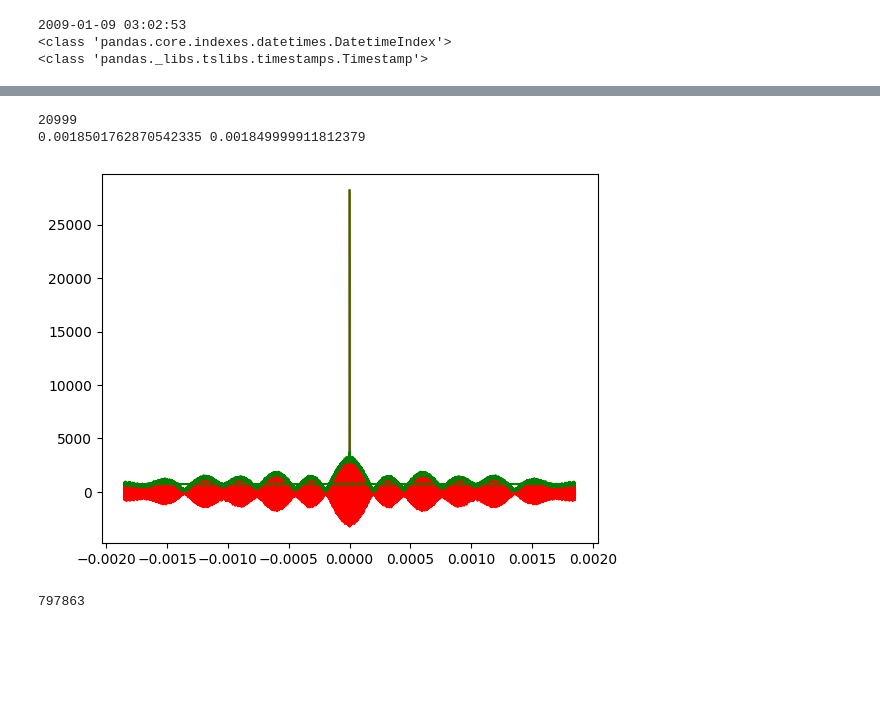
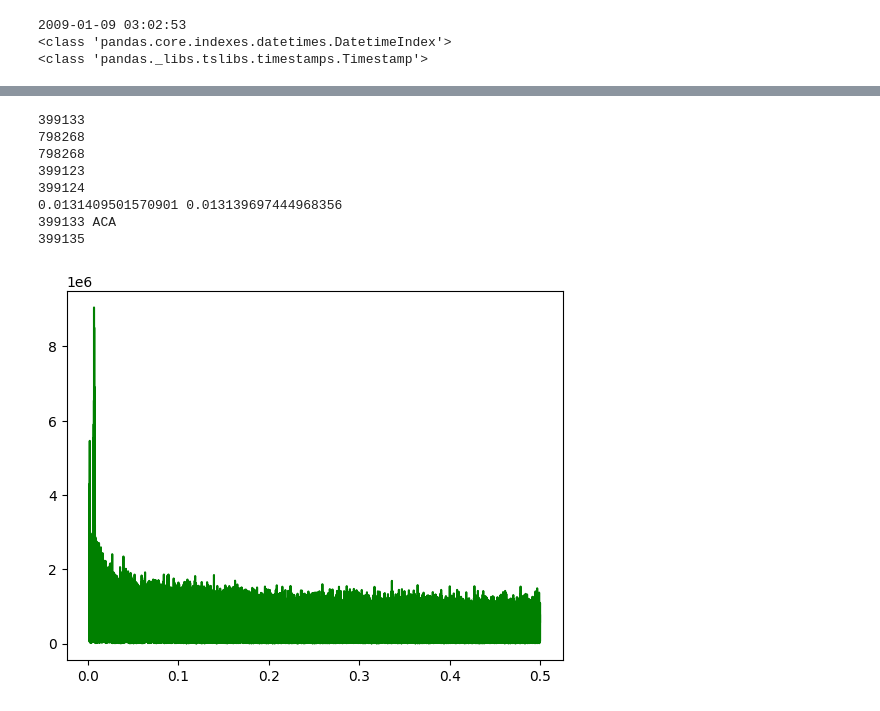
Before and after one commit to bitcoinR3search/BitcoinResearch, a Jupyter notebook: scripts/bra_pruebas/analisis_1.ipynb, the cells around one changed output, grey strips where cells are left out. Saved outputs shown, nothing was run; the diff lists cells and outputs as text; code cells hidden in the pictures; blank space fills up the shorter version.

```diff
--- a/scripts/bra_pruebas/analisis_1.ipynb
+++ b/scripts/bra_pruebas/analisis_1.ipynb
@@ -121,23 +91,31 @@ plt.plot(FRE[:-20000],np.abs(transformada[381343:-20000]))#, np.abs(transformada
 # %%
 #=======TRANFORMADA SIN INTERPOLACION=======
-tiempo_segundosT=(FECHAS[42001:63000]-FECHAS[42001]).total_seconds()
-#convierte el tiempo en segundos descontandolos desde el primer dato de tiempo
-transformadaT=np.fft.fft(ntx[42001:63000])
-#crea una variable que alverga la transformada a las transacciones
-frecuenciasT=np.fft.fftfreq(len(ntx[42001:63000]),d=(tiempo_segundosT[1]-tiempo_segundosT[0]))
-#creamos las frecuencias fundamentales para la transformada
-plt.plot(frecuenciasT[:],transformadaT,color='r')# np.abs(transformadaT[:]), color='r')
-plt.plot(frecuenciasT[:], np.abs(transformadaT[:]), color='g')
 
+tiempo_segundosT=(n_block[:]-n_block[0])
+
+transformadaT=np.fft.fft(ntx[:])
+
+frecuenciasT=np.fft.fftfreq(len(ntx[:]),d=(tiempo_segundosT[1]-tiempo_segundosT[0]))
+
+FREK4=frecuenciasT[frecuenciasT>0]
+print(len(FREK4))
+
+print(len(transformadaT[:]))
+
+plt.plot(FREK4[1000:], np.abs(transformadaT[1000:399133]), color='g')
 print(len(frecuenciasT))
-#print(np.argmax(frecuenciasT[10:]))
-#print(np.argmin(frecuenciasT[10:]))
+print(np.argmax(frecuenciasT[10:]))
+print(np.argmin(frecuenciasT[10:]))
 print(frecuenciasT[10490],frecuenciasT[10489])
+print(len(FREK4),'ACA')
+print(len(frecuenciasT[399133:]))
 # %% [output]
-20999
-0.0018501762870542335 0.001849999911812379
+399133
+798268
+798268
+399123
+399124
+0.0131409501570901 0.013139697444968356
+399133 ACA
+399135
-[figure, old version]
+[figure, new version]
-# %%
-print(len(ntx[405:]))
-# %% [output]
-797863
```
Also changed, not shown: parts of 26 cells of this notebook, 9 other files.
